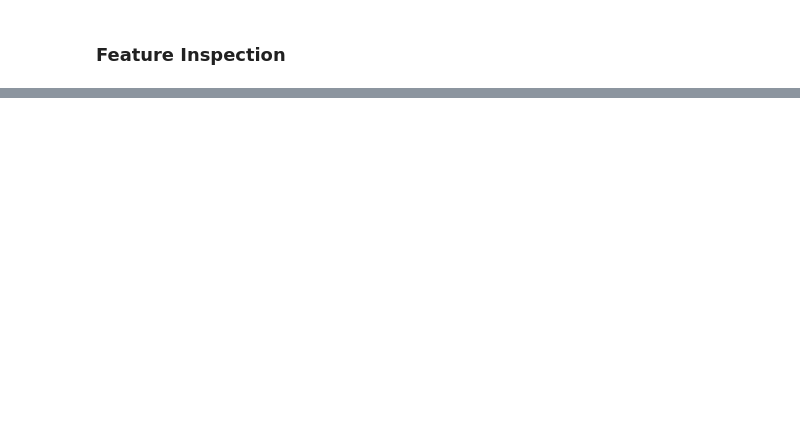
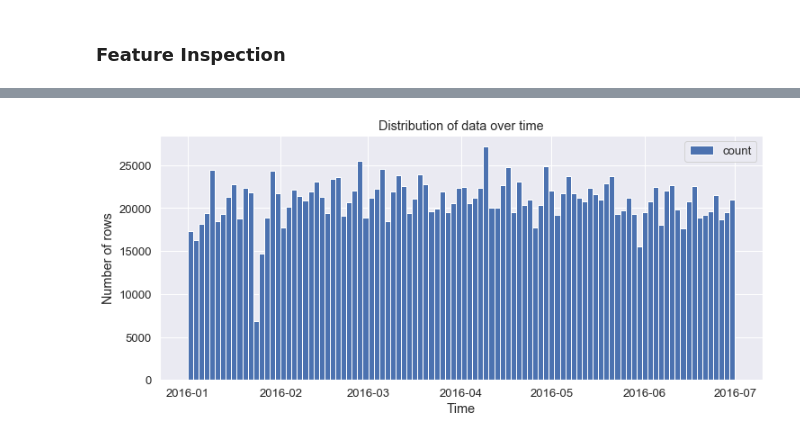
Before and after one commit to gregvidy/nyc_taxi_trip_kaggle, a Jupyter notebook: EDA.ipynb, the cells around one changed output, grey strips where cells are left out. Drawn from its saved outputs; the diff is of its cells as text; code cells hidden in the pictures; blank space fills up the shorter version.

```diff
--- a/EDA.ipynb
+++ b/EDA.ipynb
@@ -179,0 +196,14 @@ full_df.head()
+# %%
+import matplotlib.pyplot as plt
+
+# Plot distribution of the dataset
+sns.set(font_scale=1.2)
+plt.figure(figsize=(12, 5))
+plt.hist([x.to_pydatetime() for x in full_df['pickup_datetime']], bins=100, label='count')
+plt.title('Distribution of data over time')
+plt.xlabel('Time')
+plt.ylabel('Number of rows')
+plt.legend()
+plt.show()
+# %% [output]
+[figure, added]
```
Also changed, not shown: parts of 8 cells of this notebook.
